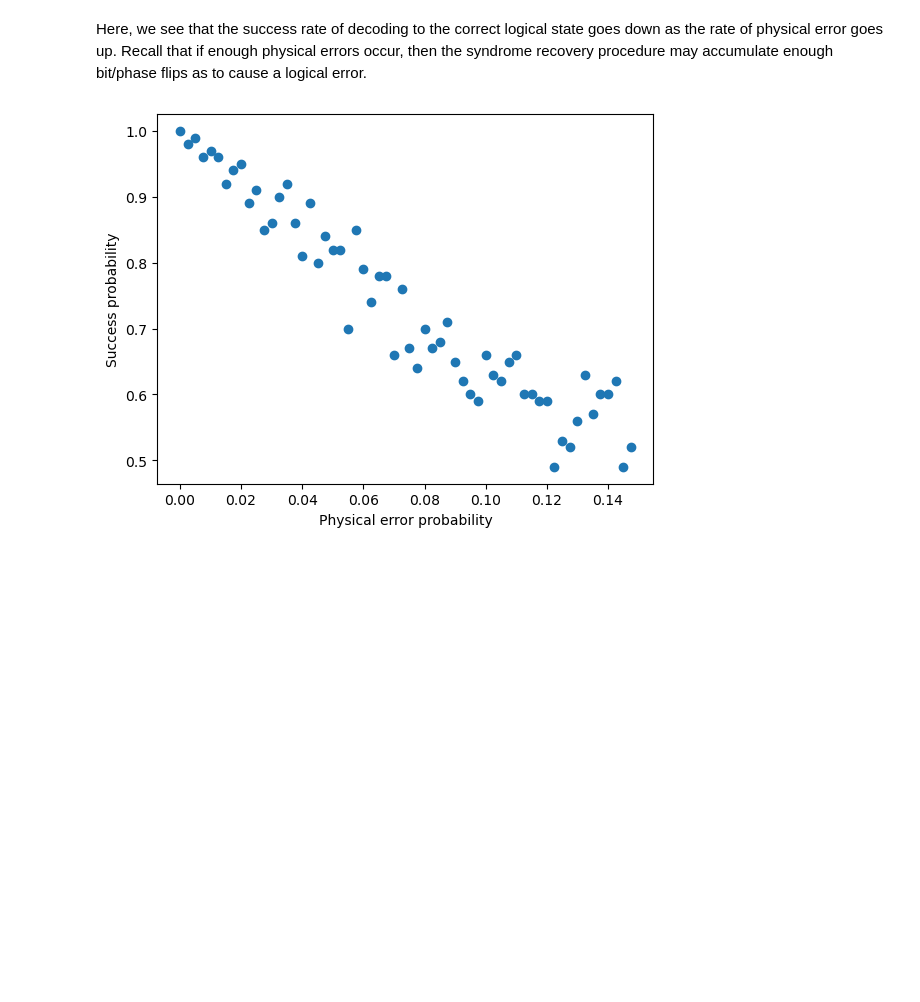
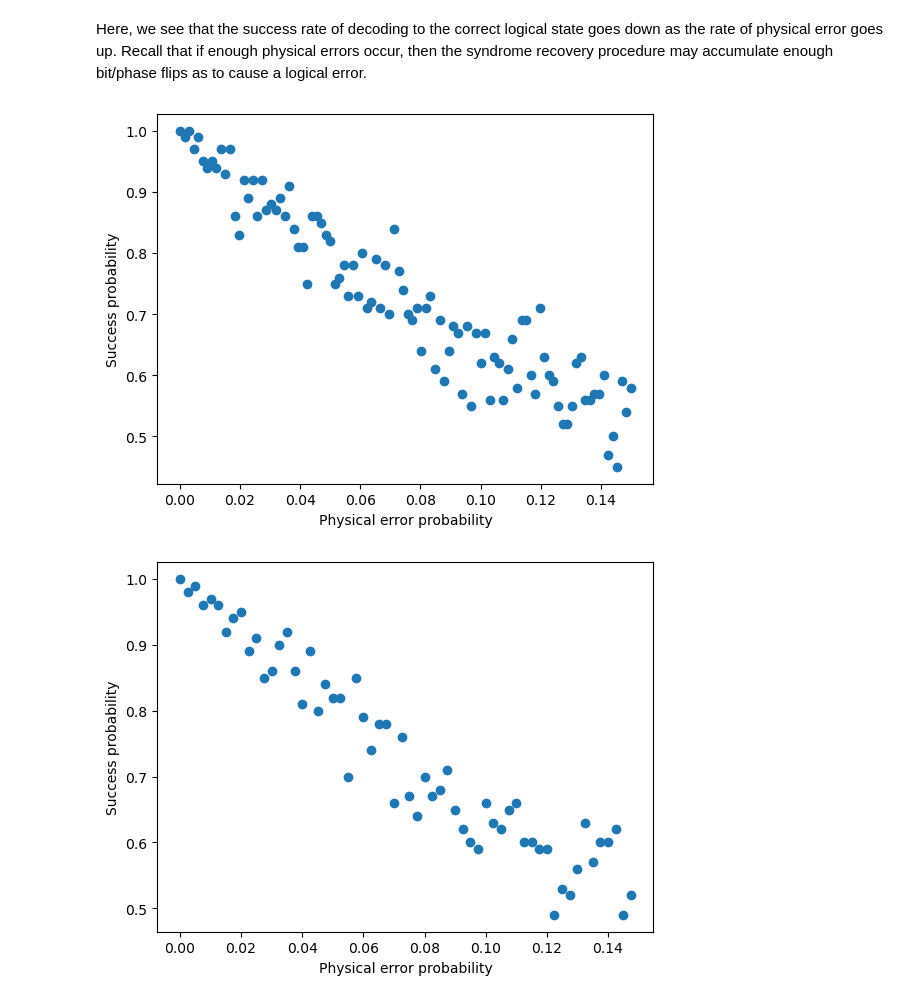
Before and after one commit to elhyc/Kitaev-Toric-Code, a Jupyter notebook: ToricMiniproject3.ipynb, the cells around one changed output. Drawn from its saved outputs; the diff is of its cells as text; code cells hidden in the pictures; blank space fills up the shorter version.

```diff
--- a/ToricMiniproject3.ipynb
+++ b/ToricMiniproject3.ipynb
@@ -63,6 +62,23 @@ def execute_model(x_0,x_1, k0,k1 , p_error, num_shots, success=True):
         return 1 - (success_rate/num_shots)
 # %% [markdown]
 Here, we see that the success rate of decoding to the correct logical state goes down as the rate of physical error goes up. Recall that if enough physical errors occur, then the syndrome recovery procedure may accumulate enough bit/phase flips as to cause a logical error.
+# %%
+x_0 = random.randint(0,1)
+x_1 = random.randint(0,1)
+error_rates = np.linspace(0, 0.15, 100)
+
+
+success_rates_3x3 =  [execute_model(x_0,x_1,3,3,p,100) for p in error_rates]
+
+plt.figure()
+plt.scatter(error_rates, success_rates_3x3, label='k = 3' )
+
+
+plt.ylabel("Success probability")
+plt.xlabel("Physical error probability")
+plt.show()
+# %% [output]
+[figure, added]
 # %%
 x_0 = random.randint(0,1)
 x_1 = random.randint(0,1)
```
Also changed, not shown: parts of 7 cells of this notebook.
